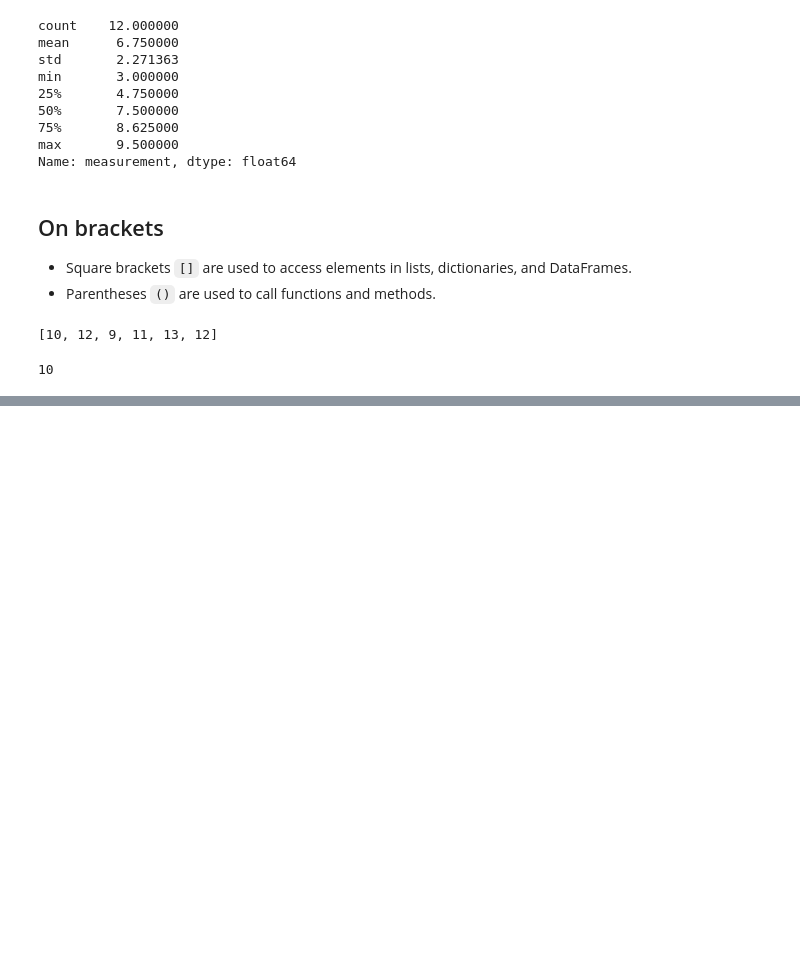
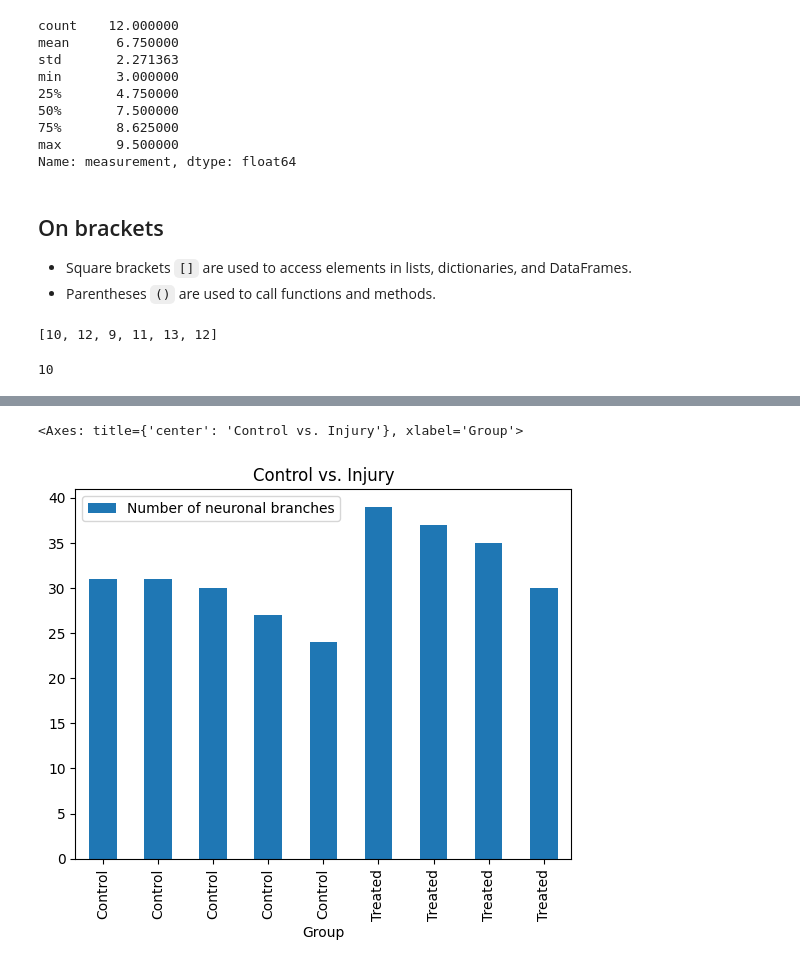
Before and after one commit to FTurci/JK-osteocytes, a Jupyter notebook: code/read-from-excel-and-plot.ipynb, the cells around one changed output, grey strips where cells are left out. Cells and saved outputs as stored; diff of their text form; code cells hidden in the pictures; blank space fills up the shorter version.

```diff
--- a/code/read-from-excel-and-plot.ipynb
+++ b/code/read-from-excel-and-plot.ipynb
@@ -90,3 +92,4 @@ myfunc(5)
 # %%
-df = pd.read_excel("data\4.5dpf_jaw.xlsx",usecols=["control", "number"])
+df = pd.read_excel("../data/4.5dpf_WT.xlsx")
+print(df)
 # %% [output]
@@ -93,0 +106,3 @@ NameError: name 'pd' is not defined
+# %%
+df["Group"] = df["4.5dpf larvae"].str[0].map({"C": "Control", "T": "Treated"})
+print(df)
@@ -93,0 +126,5 @@ NameError: name 'pd' is not defined
+# %%
+df.plot(x="Group", y="Number of neuronal branches", kind="bar", title="Control vs. Injury")
+# %% [output]
+<Axes: title={'center': 'Control vs. Injury'}, xlabel='Group'>
+[figure, added]
```
Also changed, not shown: parts of 4 cells of this notebook, 2 other files.
